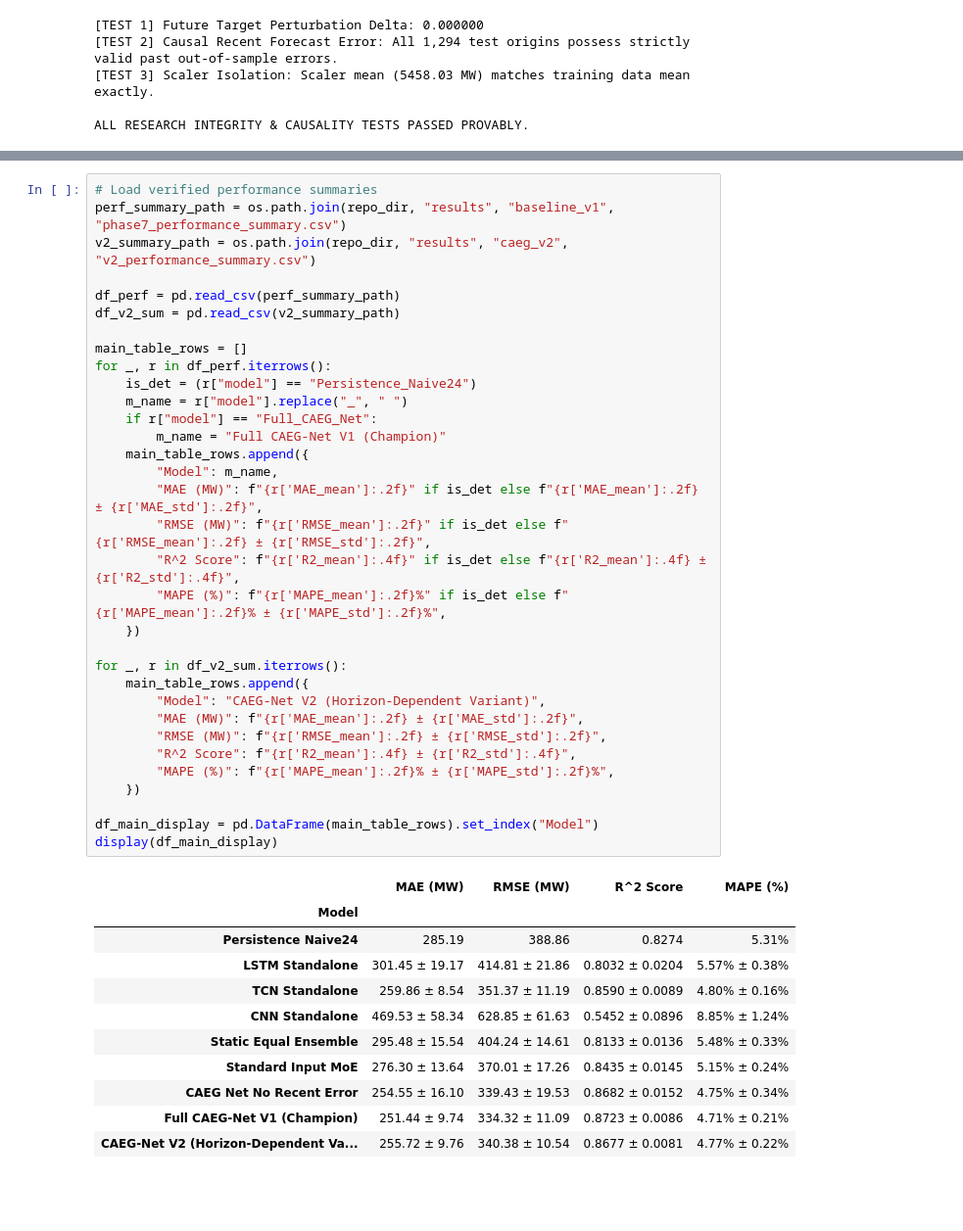
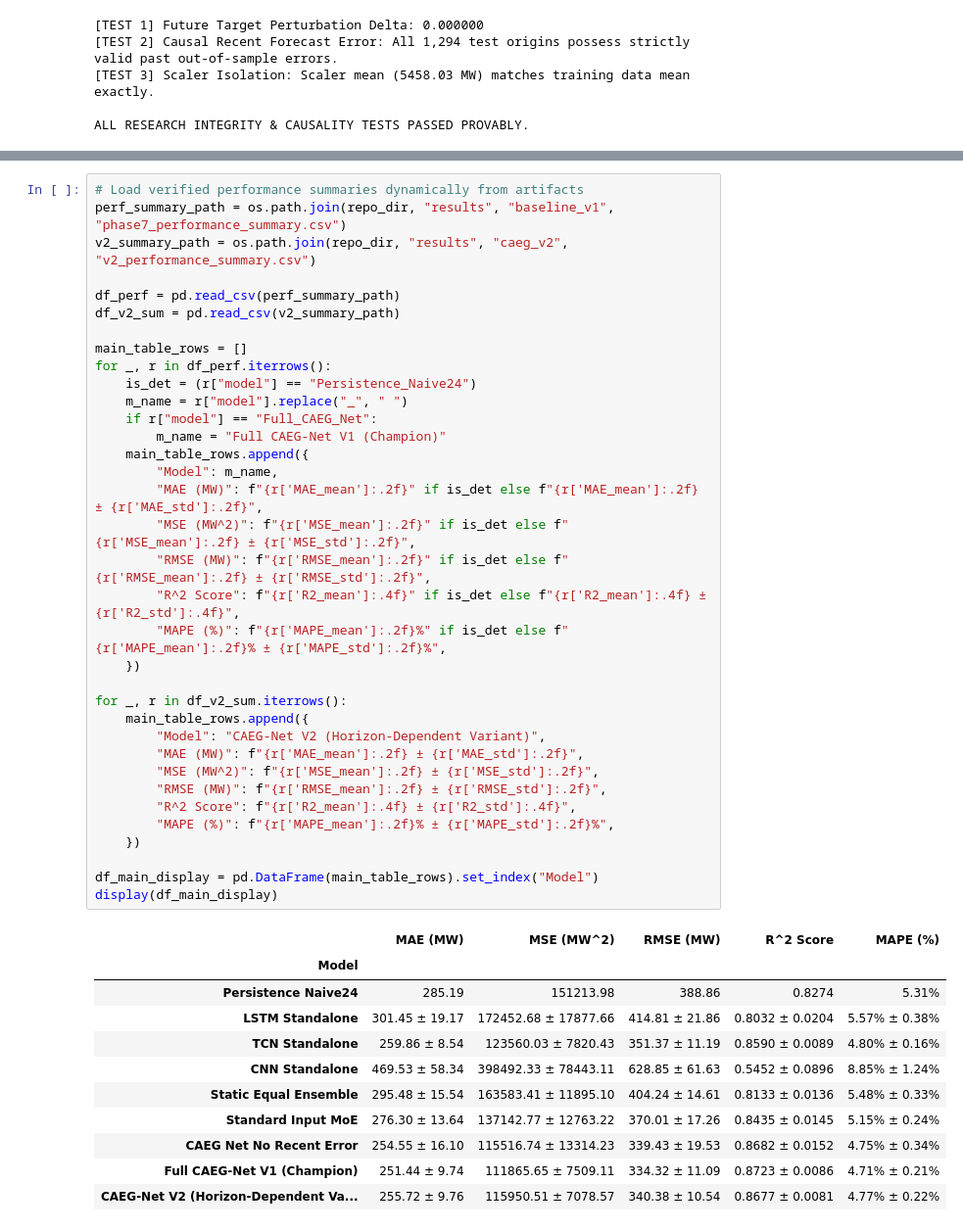
Before and after one commit to vinay-0208/CAEGNET, a Jupyter notebook: notebooks/CAEG_Net_Faculty_Review.ipynb, the cells around one changed output, grey strips where cells are left out. Shown at 98% size. Drawn from its saved outputs; the diff is of its cells as text; blank space fills up the shorter version.

```diff
--- a/notebooks/CAEG_Net_Faculty_Review.ipynb
+++ b/notebooks/CAEG_Net_Faculty_Review.ipynb
@@ -340,47 +344,49 @@ Metrics are evaluated across all $1,294$ unseen test windows ($31,056$ forecast
 > **Academic Statement:**
 > *"CAEG-Net achieved the best average MAE and RMSE among the evaluated models across five random seeds."*
 # %%
-# Load verified performance summaries
+# Load verified performance summaries dynamically from artifacts
 perf_summary_path = os.path.join(repo_dir, "results", "baseline_v1", "phase7_performance_summary.csv")
 v2_summary_path = os.path.join(repo_dir, "results", "caeg_v2", "v2_performance_summary.csv")
 
 df_perf = pd.read_csv(perf_summary_path)
 df_v2_sum = pd.read_csv(v2_summary_path)
 
 main_table_rows = []
 for _, r in df_perf.iterrows():
     is_det = (r["model"] == "Persistence_Naive24")
     m_name = r["model"].replace("_", " ")
     if r["model"] == "Full_CAEG_Net":
         m_name = "Full CAEG-Net V1 (Champion)"
     main_table_rows.append({
         "Model": m_name,
         "MAE (MW)": f"{r['MAE_mean']:.2f}" if is_det else f"{r['MAE_mean']:.2f} ± {r['MAE_std']:.2f}",
+        "MSE (MW^2)": f"{r['MSE_mean']:.2f}" if is_det else f"{r['MSE_mean']:.2f} ± {r['MSE_std']:.2f}",
         "RMSE (MW)": f"{r['RMSE_mean']:.2f}" if is_det else f"{r['RMSE_mean']:.2f} ± {r['RMSE_std']:.2f}",
         "R^2 Score": f"{r['R2_mean']:.4f}" if is_det else f"{r['R2_mean']:.4f} ± {r['R2_std']:.4f}",
         "MAPE (%)": f"{r['MAPE_mean']:.2f}%" if is_det else f"{r['MAPE_mean']:.2f}% ± {r['MAPE_std']:.2f}%",
     })
 
 for _, r in df_v2_sum.iterrows():
     main_table_rows.append({
         "Model": "CAEG-Net V2 (Horizon-Dependent Variant)",
         "MAE (MW)": f"{r['MAE_mean']:.2f} ± {r['MAE_std']:.2f}",
+        "MSE (MW^2)": f"{r['MSE_mean']:.2f} ± {r['MSE_std']:.2f}",
         "RMSE (MW)": f"{r['RMSE_mean']:.2f} ± {r['RMSE_std']:.2f}",
         "R^2 Score": f"{r['R2_mean']:.4f} ± {r['R2_std']:.4f}",
         "MAPE (%)": f"{r['MAPE_mean']:.2f}% ± {r['MAPE_std']:.2f}%",
     })
 
 df_main_display = pd.DataFrame(main_table_rows).set_index("Model")
 display(df_main_display)
 # %% [output]
-|  | MAE (MW) | RMSE (MW) | R^2 Score | MAPE (%) |
-| Model |  |  |  |  |
-| Persistence Naive24 | 285.19 | 388.86 | 0.8274 | 5.31% |
-| LSTM Standalone | 301.45 ± 19.17 | 414.81 ± 21.86 | 0.8032 ± 0.0204 | 5.57% ± 0.38% |
-| TCN Standalone | 259.86 ± 8.54 | 351.37 ± 11.19 | 0.8590 ± 0.0089 | 4.80% ± 0.16% |
-| CNN Standalone | 469.53 ± 58.34 | 628.85 ± 61.63 | 0.5452 ± 0.0896 | 8.85% ± 1.24% |
-| Static Equal Ensemble | 295.48 ± 15.54 | 404.24 ± 14.61 | 0.8133 ± 0.0136 | 5.48% ± 0.33% |
-| Standard Input MoE | 276.30 ± 13.64 | 370.01 ± 17.26 | 0.8435 ± 0.0145 | 5.15% ± 0.24% |
-| CAEG Net No Recent Error | 254.55 ± 16.10 | 339.43 ± 19.53 | 0.8682 ± 0.0152 | 4.75% ± 0.34% |
-| Full CAEG-Net V1 (Champion) | 251.44 ± 9.74 | 334.32 ± 11.09 | 0.8723 ± 0.0086 | 4.71% ± 0.21% |
-| CAEG-Net V2 (Horizon-Dependent Va... | 255.72 ± 9.76 | 340.38 ± 10.54 | 0.8677 ± 0.0081 | 4.77% ± 0.22% |
+|  | MAE (MW) | MSE (MW^2) | RMSE (MW) | R^2 Score | MAPE (%) |
+| Model |  |  |  |  |  |
+| Persistence Naive24 | 285.19 | 151213.98 | 388.86 | 0.8274 | 5.31% |
+| LSTM Standalone | 301.45 ± 19.17 | 172452.68 ± 17877.66 | 414.81 ± 21.86 | 0.8032 ± 0.0204 | 5.57% ± 0.38% |
+| TCN Standalone | 259.86 ± 8.54 | 123560.03 ± 7820.43 | 351.37 ± 11.19 | 0.8590 ± 0.0089 | 4.80% ± 0.16% |
+| CNN Standalone | 469.53 ± 58.34 | 398492.33 ± 78443.11 | 628.85 ± 61.63 | 0.5452 ± 0.0896 | 8.85% ± 1.24% |
+| Static Equal Ensemble | 295.48 ± 15.54 | 163583.41 ± 11895.10 | 404.24 ± 14.61 | 0.8133 ± 0.0136 | 5.48% ± 0.33% |
+| Standard Input MoE | 276.30 ± 13.64 | 137142.77 ± 12763.22 | 370.01 ± 17.26 | 0.8435 ± 0.0145 | 5.15% ± 0.24% |
+| CAEG Net No Recent Error | 254.55 ± 16.10 | 115516.74 ± 13314.23 | 339.43 ± 19.53 | 0.8682 ± 0.0152 | 4.75% ± 0.34% |
+| Full CAEG-Net V1 (Champion) | 251.44 ± 9.74 | 111865.65 ± 7509.11 | 334.32 ± 11.09 | 0.8723 ± 0.0086 | 4.71% ± 0.21% |
+| CAEG-Net V2 (Horizon-Dependent Va... | 255.72 ± 9.76 | 115950.51 ± 7078.57 | 340.38 ± 10.54 | 0.8677 ± 0.0081 | 4.77% ± 0.22% |
```
Also changed, not shown: parts of 23 cells of this notebook, 9 other files.
